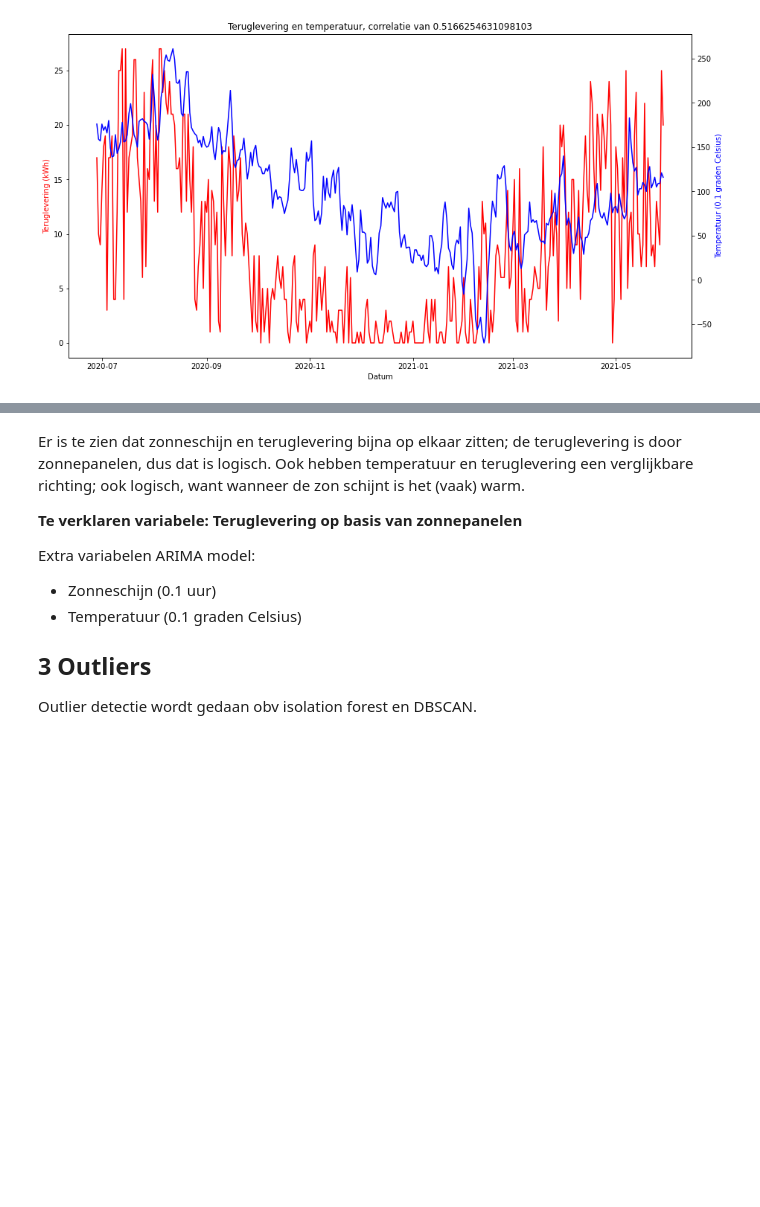
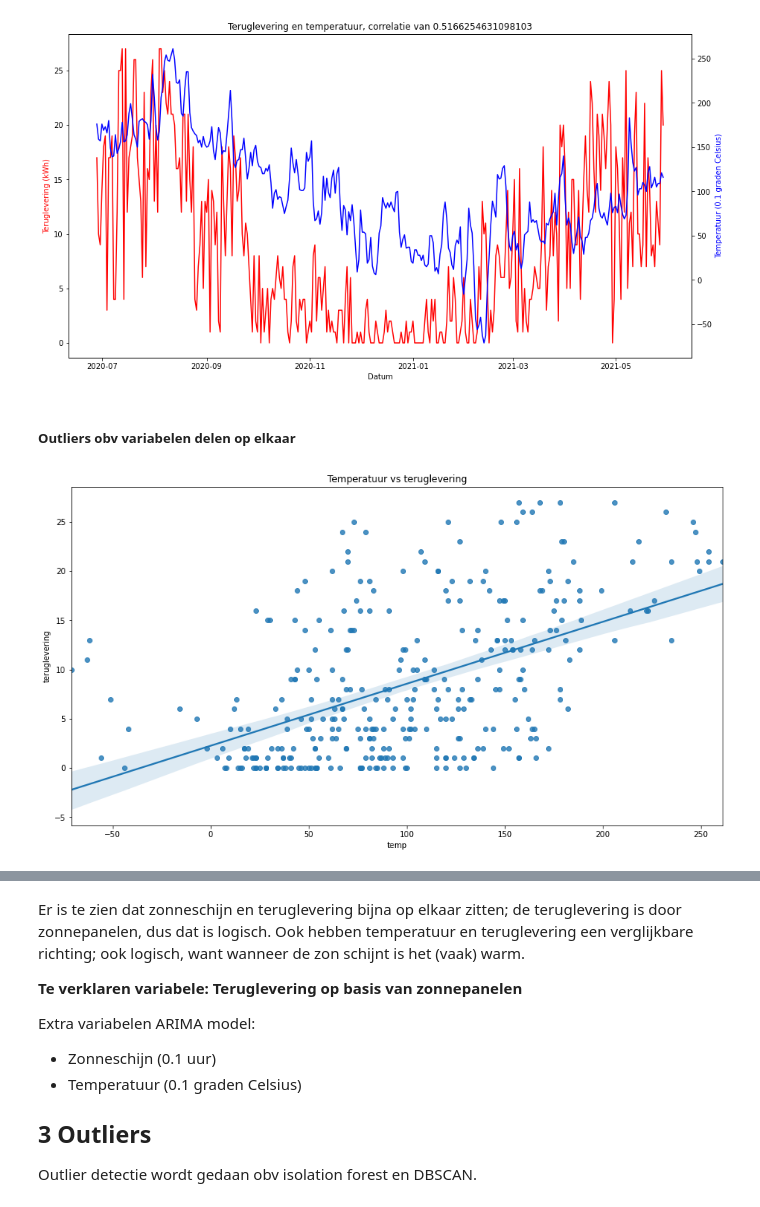
Before and after one commit to leavdheuvel/Modelling_solar_pannel_energy, a Jupyter notebook: Tijdreeksen_eindopdracht_v2.ipynb, the cells around one changed output, grey strips where cells are left out. Drawn from its saved outputs; the diff is of its cells as text; code cells hidden in the pictures; blank space fills up the shorter version.

```diff
--- a/Tijdreeksen_eindopdracht_v2.ipynb
+++ b/Tijdreeksen_eindopdracht_v2.ipynb
@@ -701,0 +739,5 @@ plt.show()
+# %%
+# Alles onder de lower en boven de upper zijn outliers
+filter_zon = (box_terug_vs_zon <= lower_bound) & (box_terug_vs_zon >= upper_bound)
+ts['anomaly_box_zon'] = filter_zon
+ts.head()
@@ -714,3 +765,12 @@ plt.title(f'Teruglevering en temperatuur, correlatie van {corr_temp}')
 plt.show()
 # %% [output]
 [figure]
+# %% [markdown]
+##### Outliers obv variabelen delen op elkaar
+# %%
+# Scatterplot
+sns.regplot(data = ts, x = 'temp', y = 'teruglevering')
+plt.title('Temperatuur vs teruglevering')
+plt.show()
+# %% [output]
+[figure, added]
```
Also changed, not shown: parts of 13 cells of this notebook.
